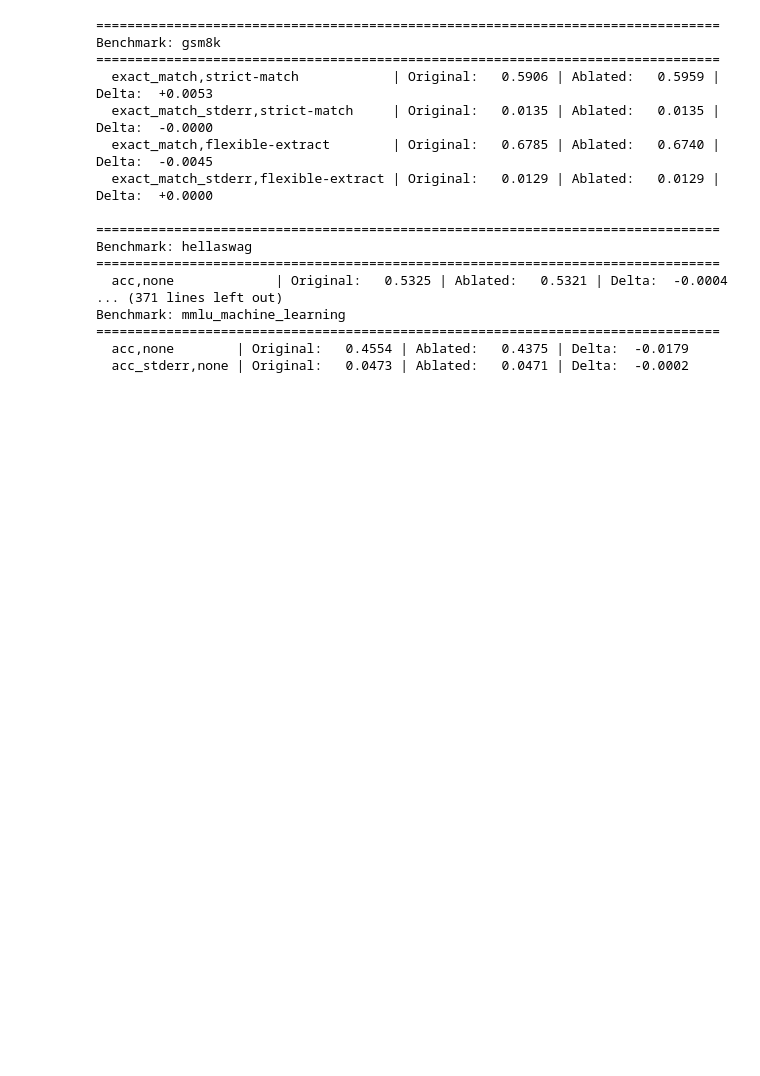
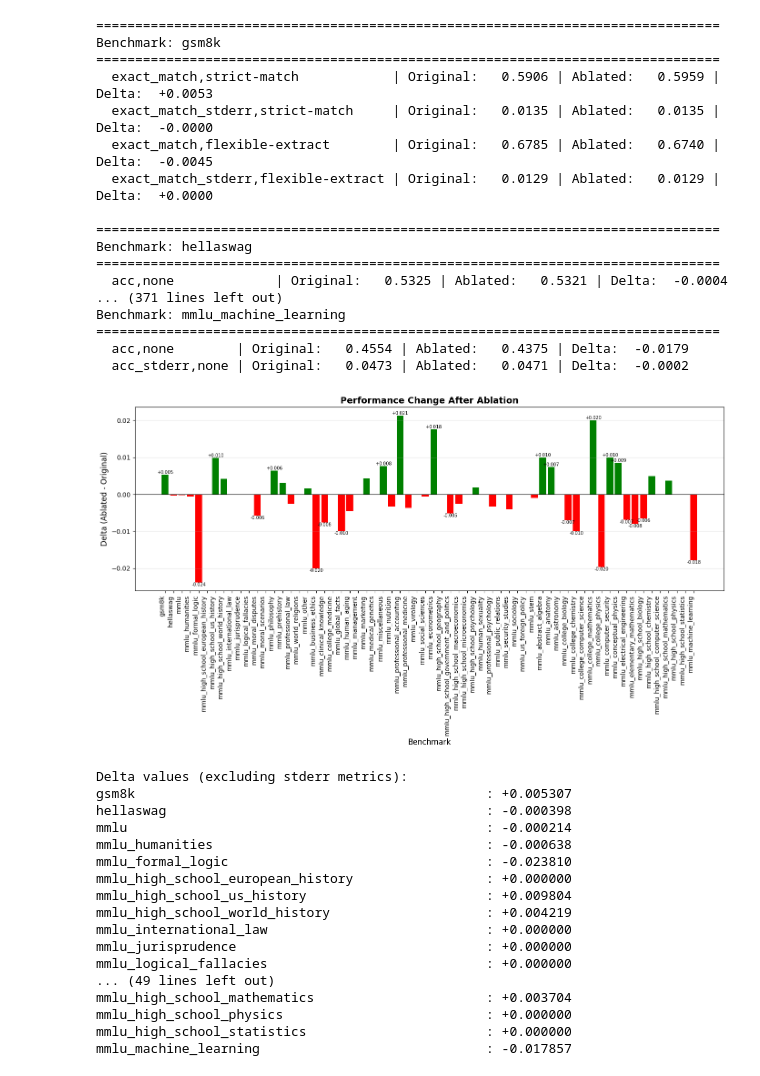
Before and after one commit to giladfrid009/silent_direction, a Jupyter notebook: benchmark.ipynb, the cells around one changed output. Saved outputs shown, nothing was run; the diff lists cells and outputs as text; code cells hidden in the pictures; blank space fills up the shorter version.

```diff
--- a/benchmark.ipynb
+++ b/benchmark.ipynb
@@ -4,7 +4,7 @@ from src.load.load_model import load_model
 
 torch.set_float32_matmul_precision("high")
 
-model, tokenizer = load_model("meta-llama/Llama-3.2-3B-Instruct", torch_dtype="bfloat16")
+model, tokenizer = load_model("Qwen/Qwen2.5-1.5B-Instruct", torch_dtype="bfloat16")
 # %%
 from src.activ_extractor import ActivationExtractor
 from src.activ_manipulator import ActivationManipulator
@@ -16,7 +16,7 @@ import json
 
 base_dir = "results"
 model_name = model.name_or_path.split("/")[-1]
-component = "residual_late"
+component = "residual_middle"
 output_folder = os.path.join(base_dir, model_name, component.replace(" ", "_"))
 
 direction_path = os.path.join(output_folder, "direction.pt")
@@ -135,3 +143,70 @@ Benchmark: mmlu_machine_learning
 ================================================================================
   acc,none        | Original:   0.4554 | Ablated:   0.4375 | Delta:  -0.0179
   acc_stderr,none | Original:   0.0473 | Ablated:   0.0471 | Delta:  -0.0002
+# %%
+import matplotlib.pyplot as plt
+
+# Extract deltas for all benchmarks (excluding stderr metrics)
+benchmark_names = []
+deltas = []
+
+for bench_name in original.keys():
+    orig_bench = original[bench_name]
+    ablated_bench = ablated[bench_name]
+
+    # Get the first non-stderr, non-alias metric
+    for metric_name, metric_value in orig_bench.items():
+        if 'stderr' not in metric_name and metric_name != 'alias' and not isinstance(metric_value, str):
+            delta = ablated_bench[metric_name] - orig_bench[metric_name]
+            benchmark_names.append(bench_name)
+            deltas.append(delta)
+            break  # Only take the first valid metric per benchmark
+
+# Create the barplot
+fig, ax = plt.subplots(figsize=(14, 8))
+bars = ax.bar(benchmark_names, deltas, color=['red' if d < 0 else 'green' for d in deltas])
+
+# Customize the plot
+ax.set_xlabel('Benchmark', fontsize=12)
+ax.set_ylabel('Delta (Ablated - Original)', fontsize=12)
+ax.set_title('Performance Change After Ablation', fontsize=14, fontweight='bold')
+ax.axhline(y=0, color='black', linestyle='-', linewidth=0.8)
+ax.grid(axis='y', alpha=0.3)
+
+# Rotate x-axis labels for better readability
+plt.xticks(rotation=90, ha='right')
+
+# Add value labels on bars (only for significant deltas)
+for bar, delta in zip(bars, deltas):
+    height = bar.get_height()
+    if abs(delta) > 0.005:  # Only show label if delta is significant
+        ax.text(bar.get_x() + bar.get_width()/2., height,
+                f'{delta:+.3f}',
+                ha='center', va='bottom' if height > 0 else 'top',
+                fontsize=7, rotation=0)
+
+plt.tight_layout()
+plt.show()
+
+print("\nDelta values (excluding stderr metrics):")
+for name, delta in zip(benchmark_names, deltas):
+    print(f"{name:50s}: {delta:+.6f}")
+# %% [output]
+[figure, added]
+Delta values (excluding stderr metrics):
+gsm8k                                             : +0.005307
+hellaswag                                         : -0.000398
+mmlu                                              : -0.000214
+mmlu_humanities                                   : -0.000638
+mmlu_formal_logic                                 : -0.023810
+mmlu_high_school_european_history                 : +0.000000
+mmlu_high_school_us_history                       : +0.009804
+mmlu_high_school_world_history                    : +0.004219
+mmlu_international_law                            : +0.000000
+mmlu_jurisprudence                                : +0.000000
+mmlu_logical_fallacies                            : +0.000000
+... (49 lines left out)
+mmlu_high_school_mathematics                      : +0.003704
+mmlu_high_school_physics                          : +0.000000
+mmlu_high_school_statistics                       : +0.000000
+mmlu_machine_learning                             : -0.017857
```
Also changed, not shown: parts of 5 cells of this notebook, 4 other files.
